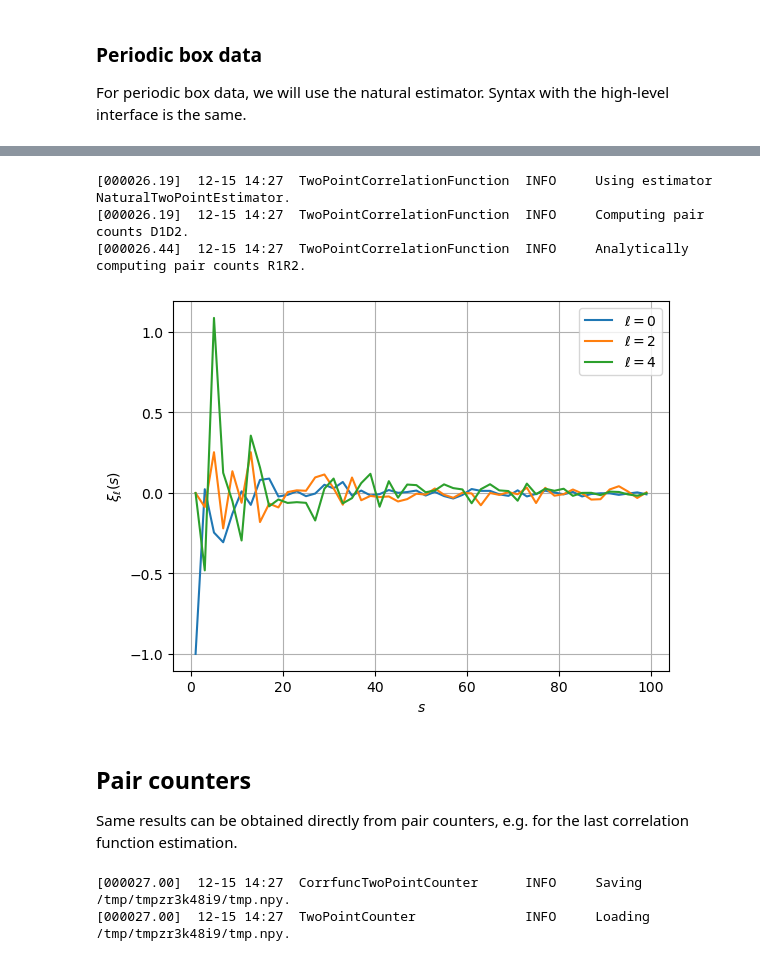
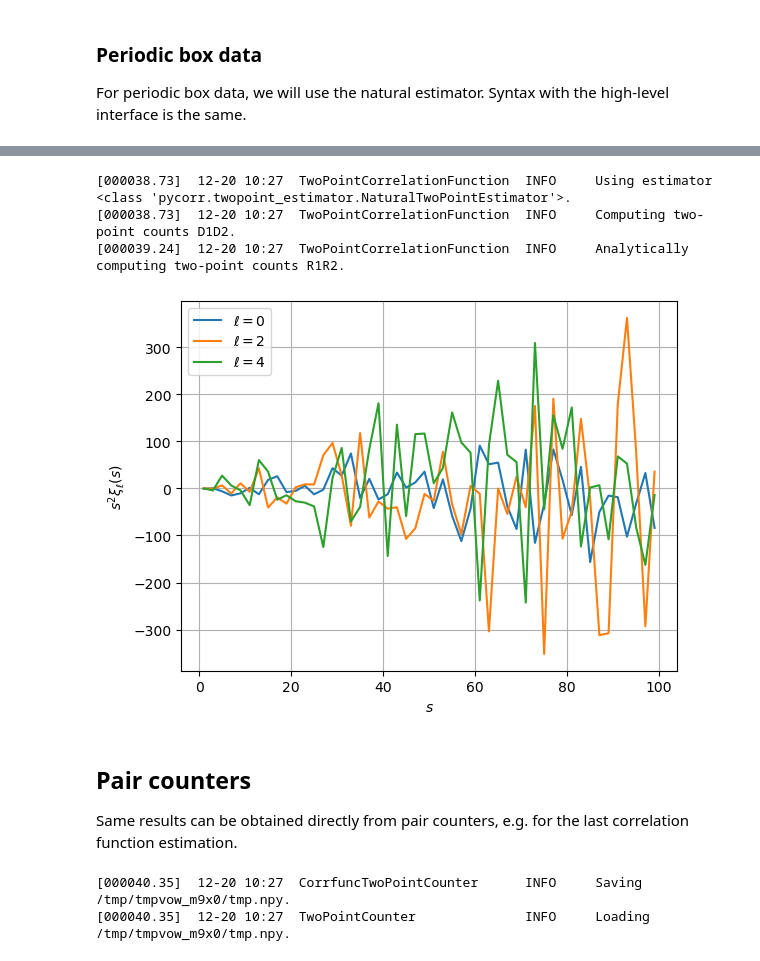
Before and after one commit to cosmodesi/pycorr, a Jupyter notebook: nb/basic_examples.ipynb, the cells around one changed output, grey strips where cells are left out. Cells and saved outputs as stored; diff of their text form; code cells hidden in the pictures.

```diff
--- a/nb/basic_examples.ipynb
+++ b/nb/basic_examples.ipynb
@@ -18,11 +19,11 @@ from pycorr import TwoPointCorrelationFunction, TwoPointEstimator, LandySzalayTw
 # To activate logging
 setup_logging()
 # %%
-def generate_catalogs(size=10000, boxsize=(1000,)*3, offset=1000., n_individual_weights=1, seed=42):
+def generate_catalogs(size=10000, boxsize=(1000,)*3, offset=(1000.,0.,0.), n_individual_weights=1, seed=42):
     rng = np.random.RandomState(seed=seed)
     toret = []
     for i in range(2):
-        positions = [offset + rng.uniform(0., 1., size)*b for b in boxsize]
+        positions = [o + rng.uniform(0., 1., size)*b for o, b in zip(offset, boxsize)]
         weights = [rng.uniform(0.5, 1., size) for i in range(n_individual_weights)]
         toret.append((positions, weights))
     return toret
@@ -234,34 +257,35 @@ For periodic box data, we will use the natural estimator. Syntax with the high-l
 # %%
-# Compute the s-mu correlation function, with 50 bins between 1e-9 (to remove self-pairs)
+# Compute the s-mu correlation function, with 50 bins between 1e-9 (to remove self-pairs) and 100
 # and 100 mu-bins between 0 and 1, using Corrfunc and 4 OpenMP threads
 edges = (np.linspace(1e-9, 100, 51), np.linspace(0, 1., 101))
 boxsize = 1000.
 result = TwoPointCorrelationFunction('smu', edges, data_positions1=data_positions1,
                                      engine='corrfunc', boxsize=boxsize, los='z', nthreads=4)
 
 # Let us project to multipoles (monopole, quadruple, hexadecapole)
 ells = (0, 2, 4)
 s, xiell = project_to_multipoles(result, ells=ells)
 ax = plt.gca()
 for ill,ell in enumerate(ells):
-    ax.plot(s, xiell[ill], label='$\ell = {:d}$'.format(ell))
+    ax.plot(s, s**2*xiell[ill], label='$\ell = {:d}$'.format(ell))
 ax.legend()
 ax.set_xlabel('$s$')
-ax.set_ylabel(r'$\xi_{\ell}(s)$')
+ax.set_ylabel(r'$s^{2}\xi_{\ell}(s)$')
 ax.grid(True)
 plt.show()
 # Flat, as expected
 # %% [output]
-[000026.19]  12-15 14:27  TwoPointCorrelationFunction  INFO     Using estimator NaturalTwoPointEstimator.
-[000026.19]  12-15 14:27  TwoPointCorrelationFunction  INFO     Computing pair counts D1D2.
-[000026.44]  12-15 14:27  TwoPointCorrelationFunction  INFO     Analytically computing pair counts R1R2.
+[000038.73]  12-20 10:27  TwoPointCorrelationFunction  INFO     Using estimator <class 'pycorr.twopoint_estimator.NaturalTwoPointEstimator'>.
+[000038.73]  12-20 10:27  TwoPointCorrelationFunction  INFO     Computing two-point counts D1D2.
+[000039.24]  12-20 10:27  TwoPointCorrelationFunction  INFO     Analytically computing two-point counts R1R2.
-[figure, old version]
+[figure, new version]
 # %% [markdown]
 ## Pair counters
 
 Same results can be obtained directly from pair counters, e.g. for the last correlation function estimation.
 # %%
 from pycorr import TwoPointCounter, AnalyticTwoPointCounter, NaturalTwoPointEstimator
+edges = (np.linspace(1e-9, 100, 51), np.linspace(0, 1., 101))
 D1D2 = TwoPointCounter('smu', edges, positions1=data_positions1,
                        engine='corrfunc', boxsize=boxsize, los='z', nthreads=4)
 R1R2 = AnalyticTwoPointCounter('smu', edges, boxsize=boxsize)
@@ -277,5 +301,5 @@ result2 = NaturalTwoPointEstimator(D1D2=D1D2, R1R2=R1R2)
 mask = np.isfinite(result.corr)
 assert np.allclose(result2.corr[mask], result.corr[mask])
 # %% [output]
-[000027.00]  12-15 14:27  CorrfuncTwoPointCounter      INFO     Saving /tmp/tmpzr3k48i9/tmp.npy.
-[000027.00]  12-15 14:27  TwoPointCounter              INFO     Loading /tmp/tmpzr3k48i9/tmp.npy.
+[000040.35]  12-20 10:27  CorrfuncTwoPointCounter      INFO     Saving /tmp/tmpvow_m9x0/tmp.npy.
+[000040.35]  12-20 10:27  TwoPointCounter              INFO     Loading /tmp/tmpvow_m9x0/tmp.npy.
```
Also changed, not shown: parts of 11 cells of this notebook, 17 other files.
